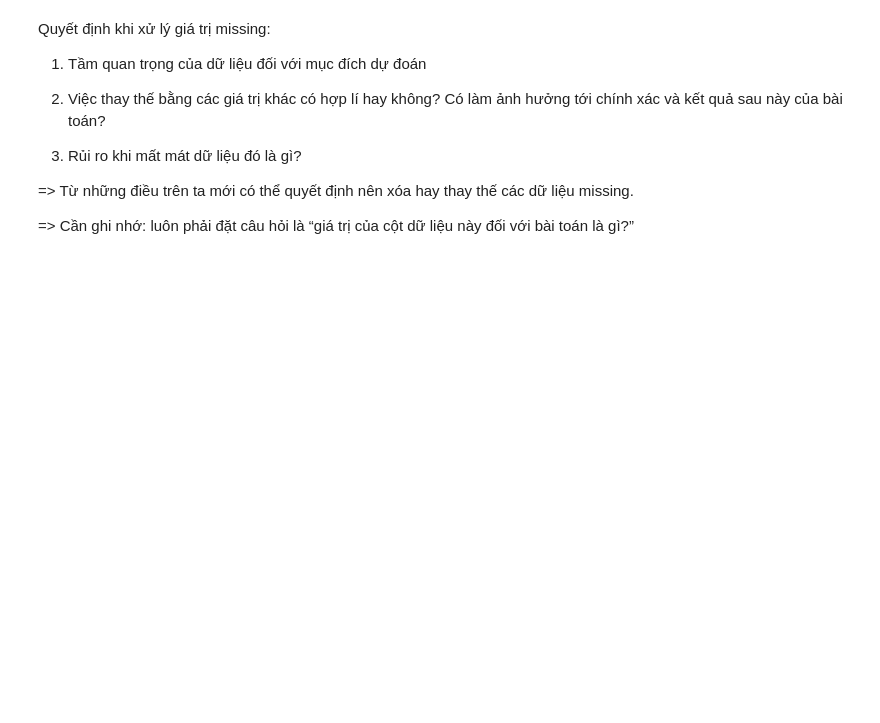
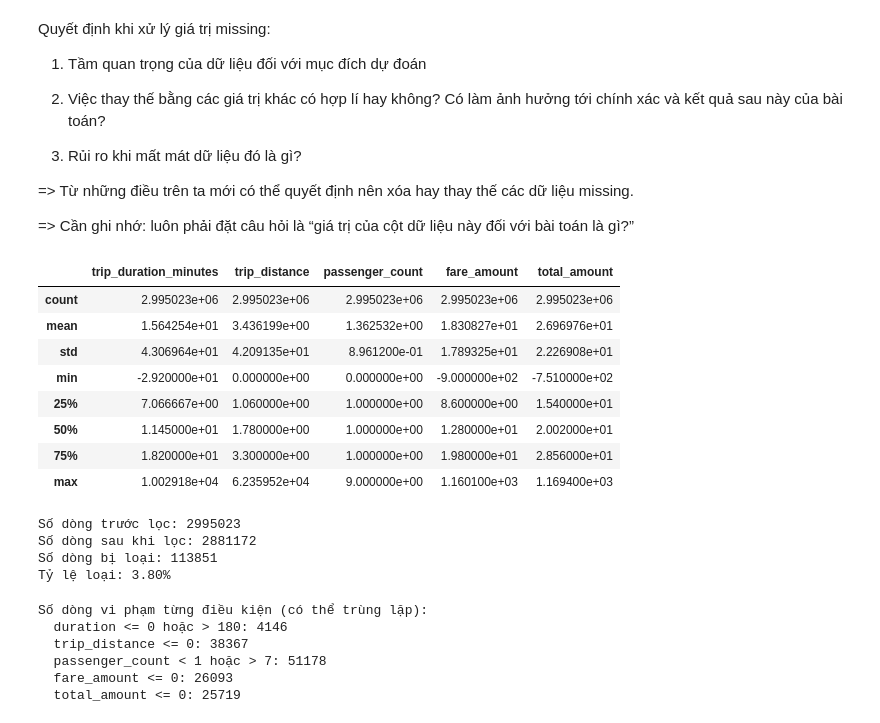
Before and after one commit to nguyenductan37/taxi-demand-prediction, a Jupyter notebook: notebook.ipynb, the cells around one changed output. Drawn from its saved outputs; the diff is of its cells as text; code cells hidden in the pictures; blank space fills up the shorter version.

Commit message:
Tuan 2 - Ngay 2: Xu ly Outliers Data

```diff
--- a/notebook.ipynb
+++ b/notebook.ipynb
@@ -350,3 +350,20 @@ Quyết định khi xử lý giá trị missing:
 => Từ những điều trên ta mới có thể quyết định nên xóa hay thay thế các dữ liệu missing.
 
 => Cần ghi nhớ: luôn phải đặt câu hỏi là “giá trị của cột dữ liệu này đối với bài toán là gì?”
+# %%
+df_clean['tpep_pickup_datetime'] = pd.to_datetime(df_clean['tpep_pickup_datetime'])
+df_clean['tpep_dropoff_datetime'] = pd.to_datetime(df_clean['tpep_dropoff_datetime'])
+
+df_clean['trip_duration_minutes'] = (df_clean['tpep_dropoff_datetime'] - df_clean['tpep_pickup_datetime']).dt.total_seconds() / 60
+# %%
+df_clean[['trip_duration_minutes', 'trip_distance', 'passenger_count', 'fare_amount', 'total_amount']].describe()
+# %% [output]
+|  | trip_duration_minutes | trip_distance | passenger_count | fare_amount | total_amount |
+| count | 2.995023e+06 | 2.995023e+06 | 2.995023e+06 | 2.995023e+06 | 2.995023e+06 |
+| mean | 1.564254e+01 | 3.436199e+00 | 1.362532e+00 | 1.830827e+01 | 2.696976e+01 |
+| std | 4.306964e+01 | 4.209135e+01 | 8.961200e-01 | 1.789325e+01 | 2.226908e+01 |
+| min | -2.920000e+01 | 0.000000e+00 | 0.000000e+00 | -9.000000e+02 | -7.510000e+02 |
+| 25% | 7.066667e+00 | 1.060000e+00 | 1.000000e+00 | 8.600000e+00 | 1.540000e+01 |
+| 50% | 1.145000e+01 | 1.780000e+00 | 1.000000e+00 | 1.280000e+01 | 2.002000e+01 |
+| 75% | 1.820000e+01 | 3.300000e+00 | 1.000000e+00 | 1.980000e+01 | 2.856000e+01 |
+| max | 1.002918e+04 | 6.235952e+04 | 9.000000e+00 | 1.160100e+03 | 1.169400e+03 |
@@ -352,0 +389,24 @@ Quyết định khi xử lý giá trị missing:
+# %%
+print(f"Số dòng trước lọc: {len(df_clean)}")
+print(f"Số dòng sau khi lọc: {len(df_clean_no_outliers)}")
+print(f"Số dòng bị loại: {len(df_clean)-len(df_clean_no_outliers)}")
+print(f"Tỷ lệ loại: {(len(df_clean) - len(df_clean_no_outliers)) / len(df_clean) *100:.2f}%")
+# %% [output]
+Số dòng trước lọc: 2995023
+Số dòng sau khi lọc: 2881172
+Số dòng bị loại: 113851
+Tỷ lệ loại: 3.80%
+# %%
+print("Số dòng vi phạm từng điều kiện (có thể trùng lặp):")
+print(f"  duration <= 0 hoặc > 180: {len(df_clean[~((df_clean['trip_duration_minutes'] > 0) & (df_clean['trip_duration_minutes'] <= 180))])}")
+print(f"  trip_distance <= 0: {len(df_clean[df_clean['trip_distance'] <= 0])}")
+print(f"  passenger_count < 1 hoặc > 7: {len(df_clean[(df_clean['passenger_count'] < 1) | (df_clean['passenger_count'] > 7)])}")
+print(f"  fare_amount <= 0: {len(df_clean[df_clean['fare_amount'] <= 0])}")
+print(f"  total_amount <= 0: {len(df_clean[df_clean['total_amount'] <= 0])}")
+# %% [output]
+Số dòng vi phạm từng điều kiện (có thể trùng lặp):
+  duration <= 0 hoặc > 180: 4146
+  trip_distance <= 0: 38367
+  passenger_count < 1 hoặc > 7: 51178
+  fare_amount <= 0: 26093
+  total_amount <= 0: 25719
```
Also changed, not shown: parts of 10 cells of this notebook.
